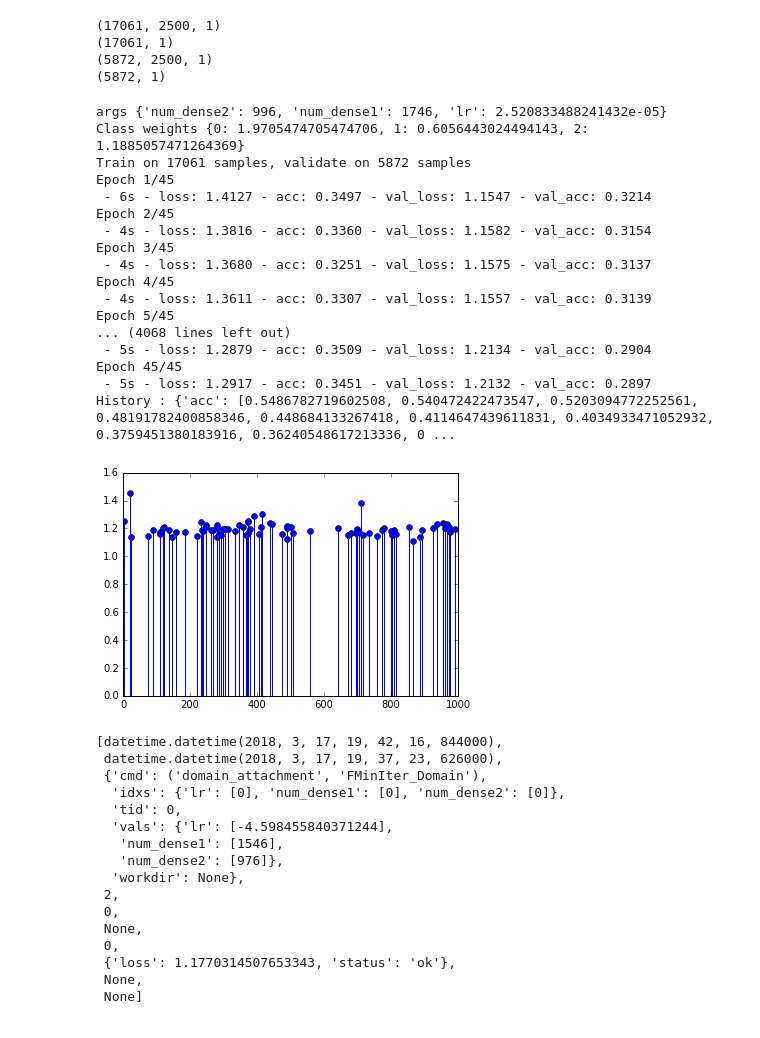
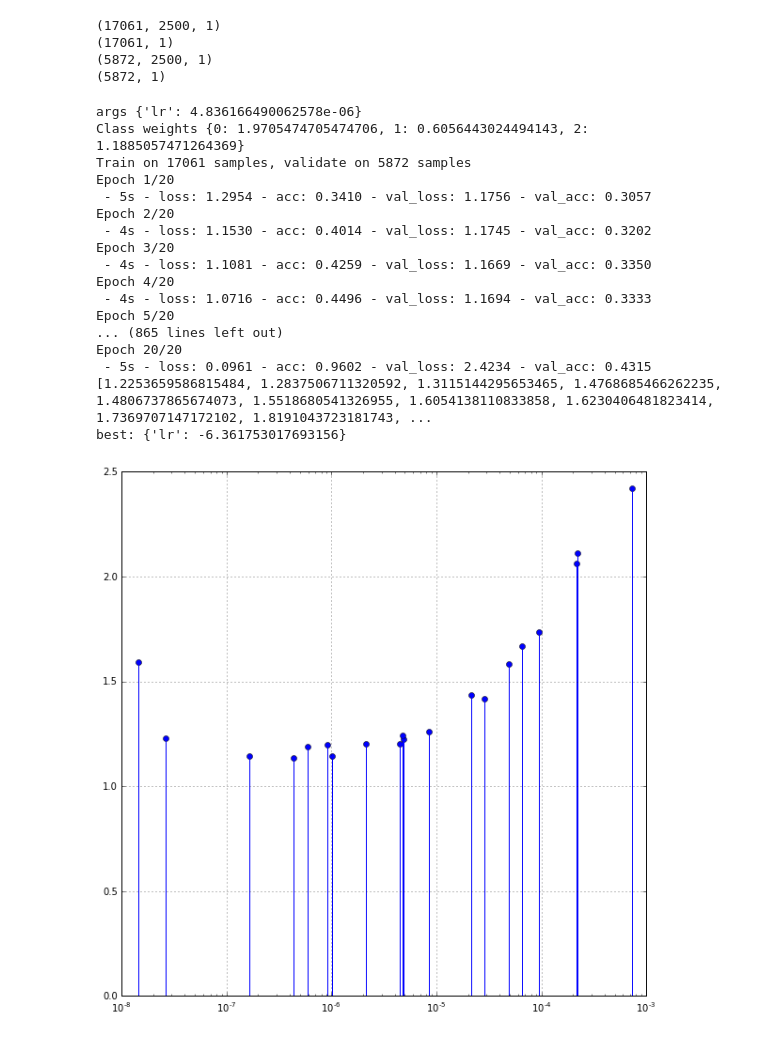
Before and after one commit to AhmedImtiazPrio/heartnetTransfer, a Jupyter notebook: hyperopt heartnetTransfer.ipynb, the cells around one changed output. Saved outputs shown, nothing was run; the diff lists cells and outputs as text; code cells hidden in the pictures.

```diff
--- a/hyperopt heartnetTransfer.ipynb
+++ b/hyperopt heartnetTransfer.ipynb
@@ -203,26 +205,26 @@ best = fmin(fn=objective,
             space=space,
             algo=tpe.suggest,
             trials=trials,
-            max_evals=80)
+            max_evals=20)
 print('best:', best)
 # %% [output]
-args {'num_dense2': 996, 'num_dense1': 1746, 'lr': 2.520833488241432e-05}
+args {'lr': 4.836166490062578e-06}
 Class weights {0: 1.9705474705474706, 1: 0.6056443024494143, 2: 1.1885057471264369}
 Train on 17061 samples, validate on 5872 samples
-Epoch 1/45
- - 6s - loss: 1.4127 - acc: 0.3497 - val_loss: 1.1547 - val_acc: 0.3214
-Epoch 2/45
- - 4s - loss: 1.3816 - acc: 0.3360 - val_loss: 1.1582 - val_acc: 0.3154
-Epoch 3/45
- - 4s - loss: 1.3680 - acc: 0.3251 - val_loss: 1.1575 - val_acc: 0.3137
-Epoch 4/45
- - 4s - loss: 1.3611 - acc: 0.3307 - val_loss: 1.1557 - val_acc: 0.3139
-Epoch 5/45
-... (4068 lines left out)
- - 5s - loss: 1.2879 - acc: 0.3509 - val_loss: 1.2134 - val_acc: 0.2904
-Epoch 45/45
- - 5s - loss: 1.2917 - acc: 0.3451 - val_loss: 1.2132 - val_acc: 0.2897
-History : {'acc': [0.5486782719602508, 0.540472422473547, 0.5203094772252561, 0.48191782400858346, 0.448684133267418, 0.4114647439611831, 0.4034933471052932, 0.3759451380183916, 0.36240548617213336, 0 ...
+Epoch 1/20
+ - 5s - loss: 1.2954 - acc: 0.3410 - val_loss: 1.1756 - val_acc: 0.3057
+Epoch 2/20
+ - 4s - loss: 1.1530 - acc: 0.4014 - val_loss: 1.1745 - val_acc: 0.3202
+Epoch 3/20
+ - 4s - loss: 1.1081 - acc: 0.4259 - val_loss: 1.1669 - val_acc: 0.3350
+Epoch 4/20
+ - 4s - loss: 1.0716 - acc: 0.4496 - val_loss: 1.1694 - val_acc: 0.3333
+Epoch 5/20
+... (865 lines left out)
+Epoch 20/20
+ - 5s - loss: 0.0961 - acc: 0.9602 - val_loss: 2.4234 - val_acc: 0.4315
+[1.2253659586815484, 1.2837506711320592, 1.3115144295653465, 1.4768685466262235, 1.4806737865674073, 1.5518680541326955, 1.6054138110833858, 1.6230406481823414, 1.7369707147172102, 1.8191043723181743, ...
+best: {'lr': -6.361753017693156}
 # %%
 it=0
 loss = np.zeros(len(trials))
@@ -230,32 +232,20 @@ params = np.zeros((len(trials),3))
 for objects in trials.trials:
                   loss[it] = objects['result']['loss']
                   params[it,0] = 10 ** objects['misc']['vals']['lr'][0]
-                  params[it,1] = objects['misc']['vals']['num_dense1'][0]
-                  params[it,2] = objects['misc']['vals']['num_dense2'][0]
+#                   params[it,1] = objects['misc']['vals']['num_dense1'][0]
+#                   params[it,2] = objects['misc']['vals']['num_dense2'][0]
                   it+=1
-# %%
-import matplotlib.pyplot as plt
-plt.stem(params[:,2],loss[:])
-# plt.xscale('log')
-plt.show()
-# %% [output]
-[figure, removed]
-# %%
-trials.trials[0].values()
-# %% [output]
-[datetime.datetime(2018, 3, 17, 19, 42, 16, 844000),
- datetime.datetime(2018, 3, 17, 19, 37, 23, 626000),
- {'cmd': ('domain_attachment', 'FMinIter_Domain'),
-  'idxs': {'lr': [0], 'num_dense1': [0], 'num_dense2': [0]},
-  'tid': 0,
-  'vals': {'lr': [-4.598455840371244],
-   'num_dense1': [1546],
-   'num_dense2': [976]},
-  'workdir': None},
- 2,
- 0,
- None,
- 0,
- {'loss': 1.1770314507653343, 'status': 'ok'},
- None,
- None]
+# %%
+import matplotlib.pyplot as plt
+plt.figure(figsize=(10,10))
+plt.stem(params[:,0],loss[:])
+# plt.scatter(params[:,0][mask]+200,params[:,2][mask]+20,c=loss[:][mask],s=loss[:][mask]*200)
+# plt.yscale('log')
+# plt.ylim([1,2])
+plt.xscale('log',nonposy='clip')
+plt.xlim([10**-8,10**-3])
+# plt.colorbar()
+plt.grid()
+plt.show()
+# %% [output]
+[figure, added]
```
Also changed, not shown: parts of 7 cells of this notebook, 6 other files.
